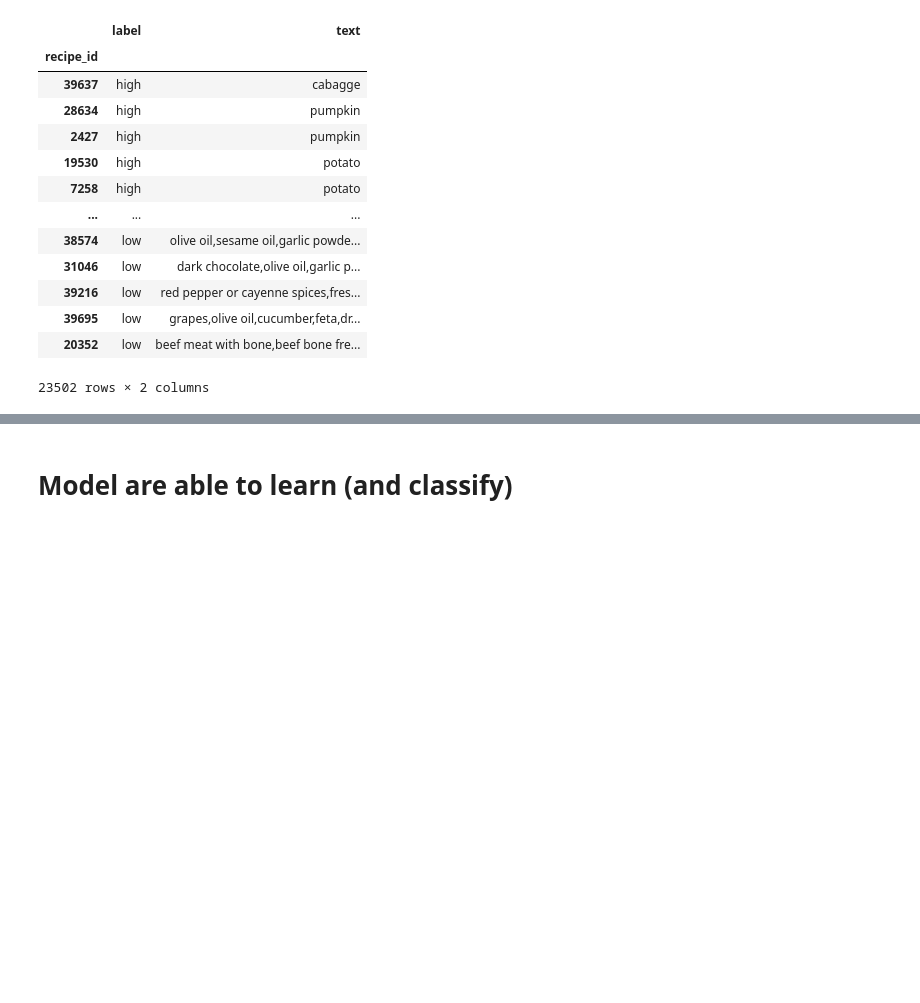
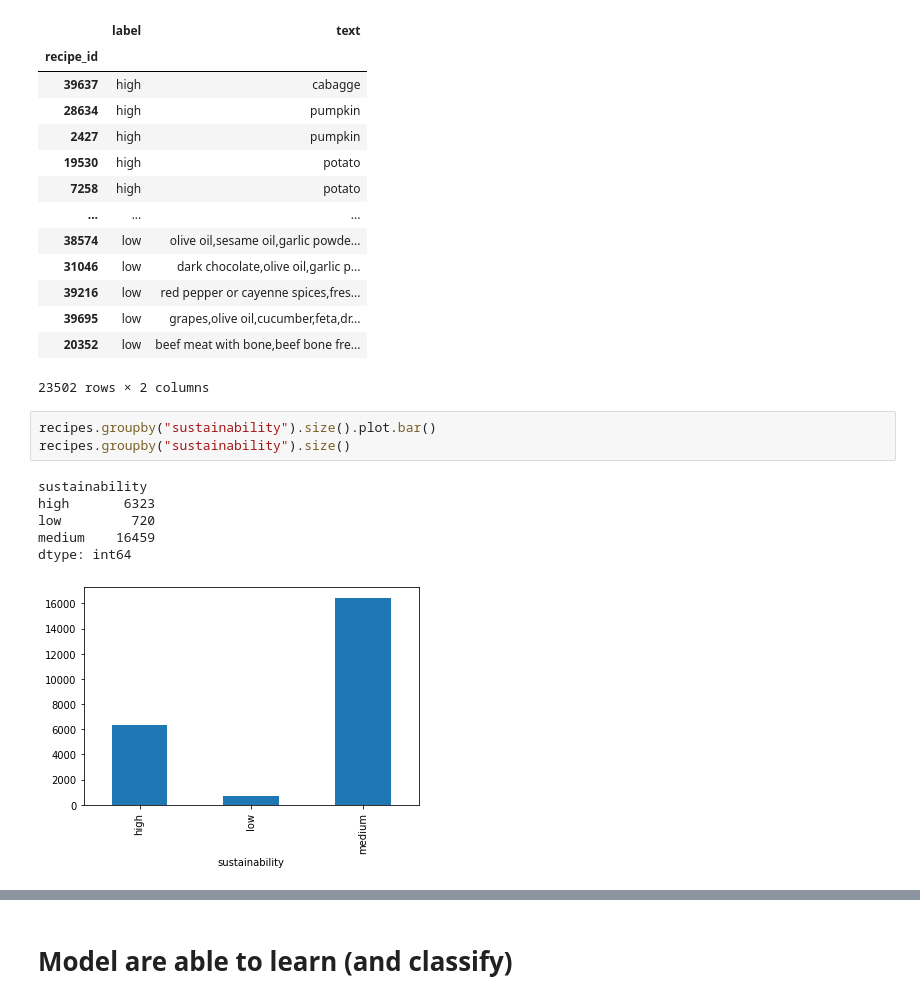
Before and after one commit to swapUniba/FoodPrintDB-Database-Completion, a Jupyter notebook: Sustainable Food Recommender Demo/roberta-base classification.ipynb, the cells around one changed output, grey strips where cells are left out. Drawn from its saved outputs; the diff is of its cells as text; blank space fills up the shorter version.

```diff
--- a/Sustainable Food Recommender Demo/Roberta_base_classification.ipynb
+++ b/Sustainable Food Recommender Demo/roberta-base classification.ipynb
@@ -63,3 +63,13 @@ display(rec_perc)
 | 39695 | low | grapes,olive oil,cucumber,feta,dr... |
 | 20352 | low | beef meat with bone,beef bone fre... |
 23502 rows × 2 columns
+# %%
+recipes.groupby("sustainability").size().plot.bar()
+recipes.groupby("sustainability").size()
+# %% [output]
+sustainability
+high       6323
+low         720
+medium    16459
+dtype: int64
+[figure, added]
```
Also changed, not shown: parts of 5 cells of this notebook, 3 other files.
